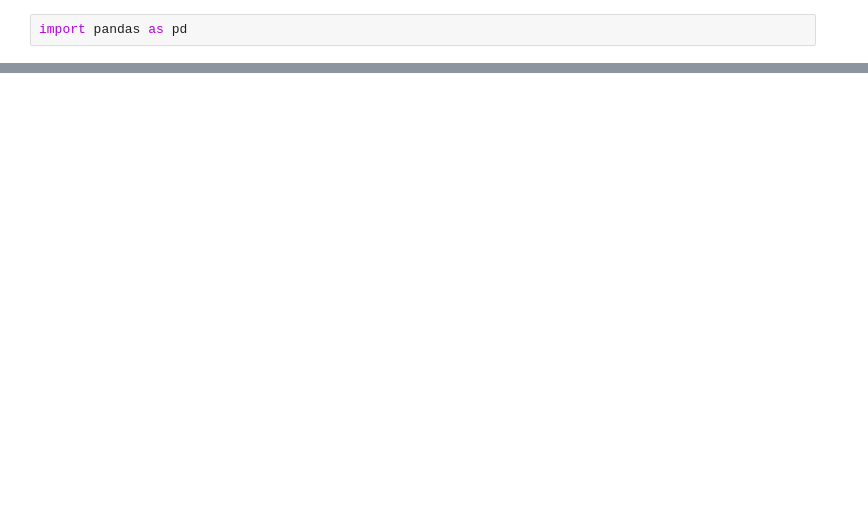
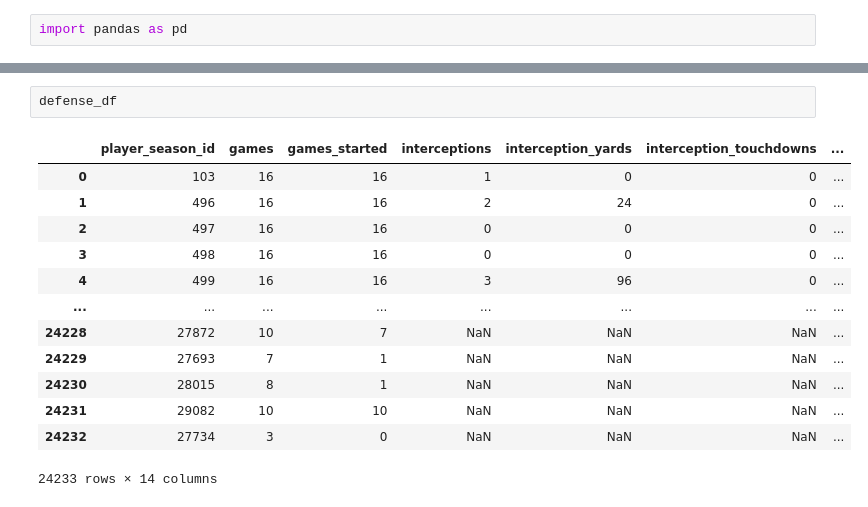
Before and after one commit to vvkgopalan/CPSC437_Project, a Jupyter notebook: Table_Cleaning.ipynb, the cells around one changed output, grey strips where cells are left out. Cells and saved outputs as stored; diff of their text form; blank space fills up the shorter version.

```diff
--- a/Table_Cleaning.ipynb
+++ b/Table_Cleaning.ipynb
@@ -48,0 +362,16 @@ print(team_to_index)
+# %%
+defense_df
+# %% [output]
+|  | player_season_id | games | games_started | interceptions | interception_yards | interception_touchdowns | ... |
+| 0 | 103 | 16 | 16 | 1 | 0 | 0 | ... |
+| 1 | 496 | 16 | 16 | 2 | 24 | 0 | ... |
+| 2 | 497 | 16 | 16 | 0 | 0 | 0 | ... |
+| 3 | 498 | 16 | 16 | 0 | 0 | 0 | ... |
+| 4 | 499 | 16 | 16 | 3 | 96 | 0 | ... |
+| ... | ... | ... | ... | ... | ... | ... | ... |
+| 24228 | 27872 | 10 | 7 | NaN | NaN | NaN | ... |
+| 24229 | 27693 | 7 | 1 | NaN | NaN | NaN | ... |
+| 24230 | 28015 | 8 | 1 | NaN | NaN | NaN | ... |
+| 24231 | 29082 | 10 | 10 | NaN | NaN | NaN | ... |
+| 24232 | 27734 | 3 | 0 | NaN | NaN | NaN | ... |
+24233 rows × 14 columns
```
Also changed, not shown: parts of 11 cells of this notebook, 1 other file.
